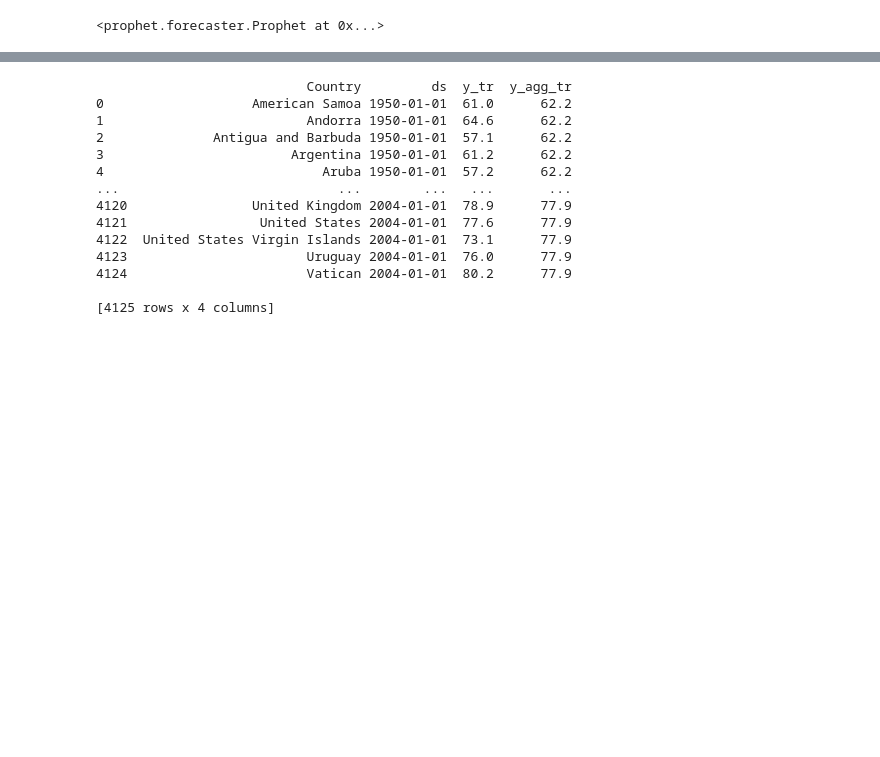
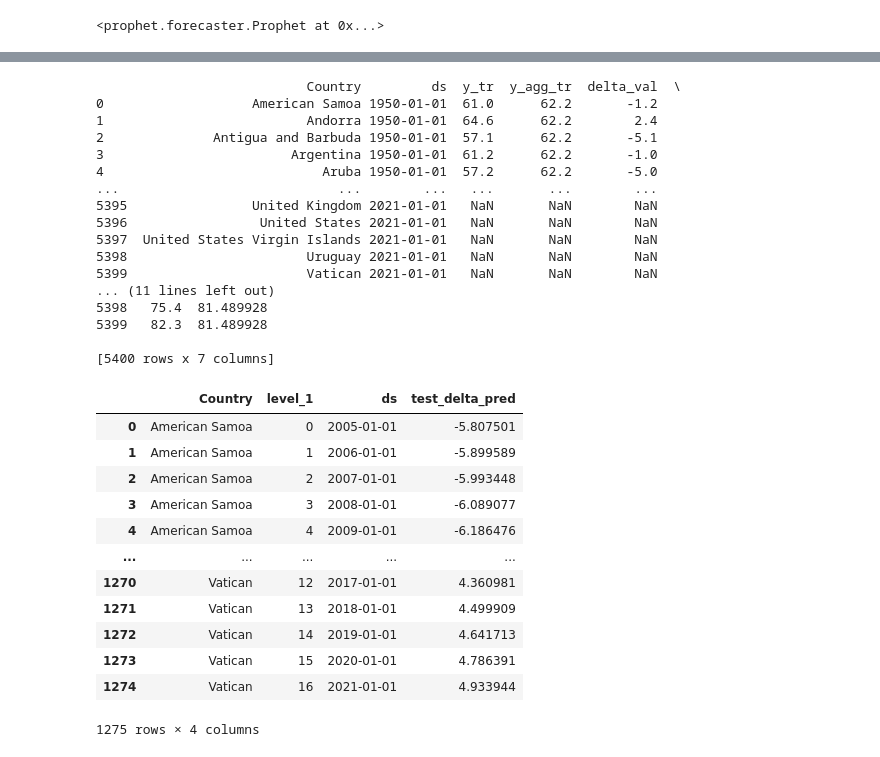
Before and after one commit to livtol99/Data-Science-Liv, a Jupyter notebook: cluster.ipynb, the cells around one changed output, grey strips where cells are left out. Cells and saved outputs as stored; diff of their text form; code cells hidden in the pictures; blank space fills up the shorter version.

```diff
--- a/cluster.ipynb
+++ b/cluster.ipynb
@@ -554,17 +558,20 @@ merged_train_df['delta_val'] = merged_train_df['y_tr']-merged_train_df['y_agg_tr
 # %%
-print(merged_train_df)
+print(df_actual_all)
 # %% [output]
-                           Country         ds  y_tr  y_agg_tr
-0                   American Samoa 1950-01-01  61.0      62.2
-1                          Andorra 1950-01-01  64.6      62.2
-2              Antigua and Barbuda 1950-01-01  57.1      62.2
-3                        Argentina 1950-01-01  61.2      62.2
-4                            Aruba 1950-01-01  57.2      62.2
-...                            ...        ...   ...       ...
-4120                United Kingdom 2004-01-01  78.9      77.9
-4121                 United States 2004-01-01  77.6      77.9
-4122  United States Virgin Islands 2004-01-01  73.1      77.9
-4123                       Uruguay 2004-01-01  76.0      77.9
-4124                       Vatican 2004-01-01  80.2      77.9
+                           Country         ds  y_tr  y_agg_tr  delta_val  \
+0                   American Samoa 1950-01-01  61.0      62.2       -1.2
+1                          Andorra 1950-01-01  64.6      62.2        2.4
+2              Antigua and Barbuda 1950-01-01  57.1      62.2       -5.1
+3                        Argentina 1950-01-01  61.2      62.2       -1.0
+4                            Aruba 1950-01-01  57.2      62.2       -5.0
+...                            ...        ...   ...       ...        ...
+5395                United Kingdom 2021-01-01   NaN       NaN        NaN
+5396                 United States 2021-01-01   NaN       NaN        NaN
+5397  United States Virgin Islands 2021-01-01   NaN       NaN        NaN
+5398                       Uruguay 2021-01-01   NaN       NaN        NaN
+5399                       Vatican 2021-01-01   NaN       NaN        NaN
+... (11 lines left out)
+5398   75.4  81.489928
+5399   82.3  81.489928
 
-[4125 rows x 4 columns]
+[5400 rows x 7 columns]
@@ -570,0 +642,16 @@ print(merged_train_df)
+# %%
+test_df_delta
+# %% [output]
+|  | Country | level_1 | ds | test_delta_pred |
+| 0 | American Samoa | 0 | 2005-01-01 | -5.807501 |
+| 1 | American Samoa | 1 | 2006-01-01 | -5.899589 |
+| 2 | American Samoa | 2 | 2007-01-01 | -5.993448 |
+| 3 | American Samoa | 3 | 2008-01-01 | -6.089077 |
+| 4 | American Samoa | 4 | 2009-01-01 | -6.186476 |
+| ... | ... | ... | ... | ... |
+| 1270 | Vatican | 12 | 2017-01-01 | 4.360981 |
+| 1271 | Vatican | 13 | 2018-01-01 | 4.499909 |
+| 1272 | Vatican | 14 | 2019-01-01 | 4.641713 |
+| 1273 | Vatican | 15 | 2020-01-01 | 4.786391 |
+| 1274 | Vatican | 16 | 2021-01-01 | 4.933944 |
+1275 rows × 4 columns
```
Also changed, not shown: parts of 18 cells of this notebook.
